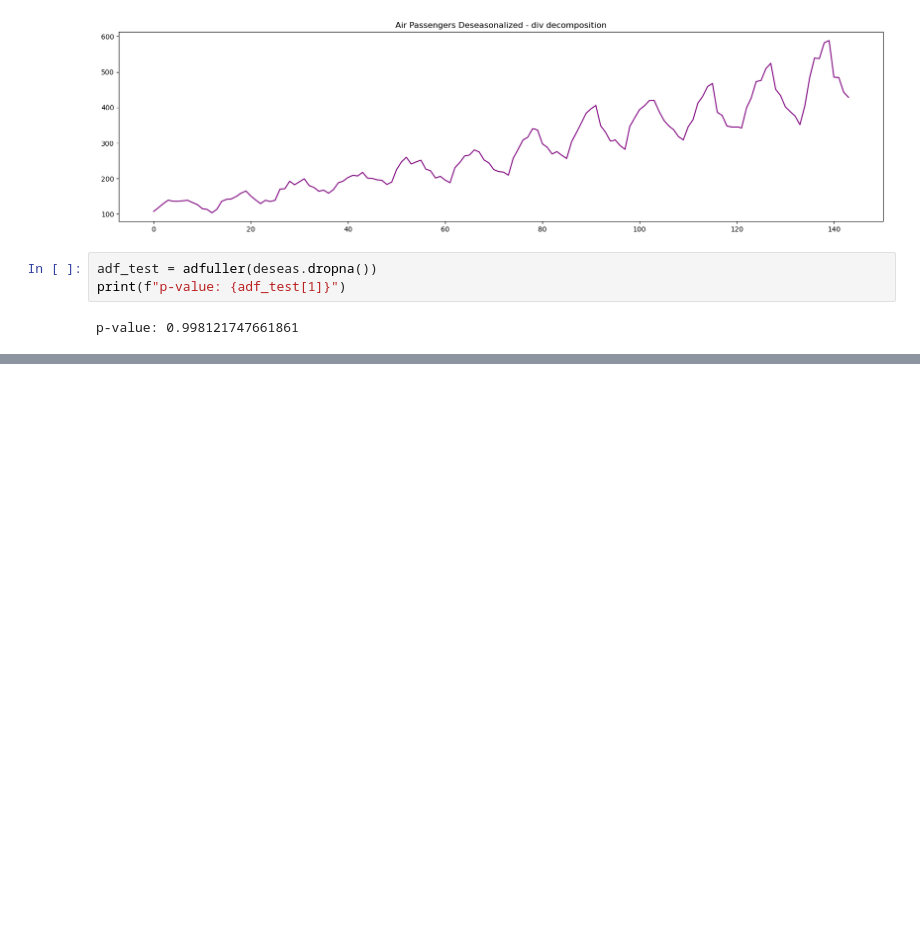
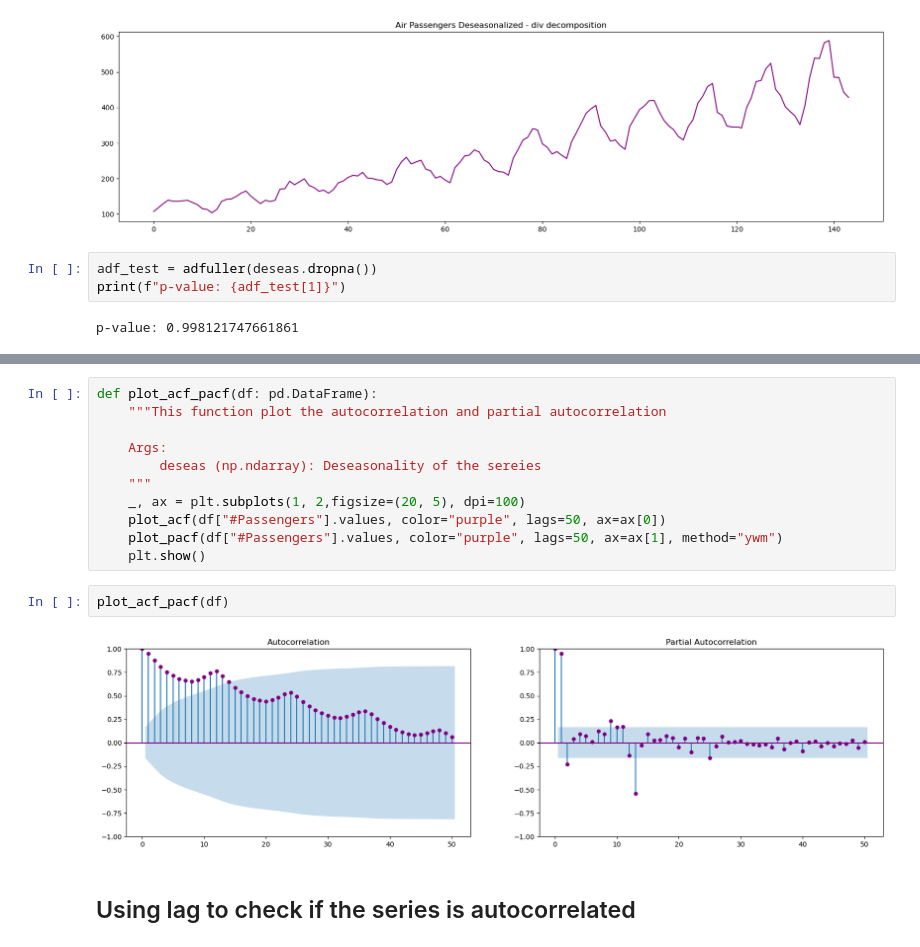
Before and after one commit to neemiasbsilva/datascience-portfolio, a Jupyter notebook: forecasting/notebooks/01_NBS_eda.ipynb, the cells around one changed output, grey strips where cells are left out. Drawn from its saved outputs; the diff is of its cells as text; blank space fills up the shorter version.

```diff
--- a/forecasting/notebooks/01_NBS_eda.ipynb
+++ b/forecasting/notebooks/01_NBS_eda.ipynb
@@ -345,0 +364,17 @@ p-value: 0.998121747661861
+# %%
+def plot_acf_pacf(df: pd.DataFrame):
+    """This function plot the autocorrelation and partial autocorrelation
+
+    Args:
+        deseas (np.ndarray): Deseasonality of the sereies
+    """
+    _, ax = plt.subplots(1, 2,figsize=(20, 5), dpi=100)
+    plot_acf(df["#Passengers"].values, color="purple", lags=50, ax=ax[0])
+    plot_pacf(df["#Passengers"].values, color="purple", lags=50, ax=ax[1], method="ywm")
+    plt.show()
+# %%
+plot_acf_pacf(df)
+# %% [output]
+[figure, added]
+# %% [markdown]
+## Using lag to check if the series is autocorrelated
```
Also changed, not shown: parts of 7 cells of this notebook.
